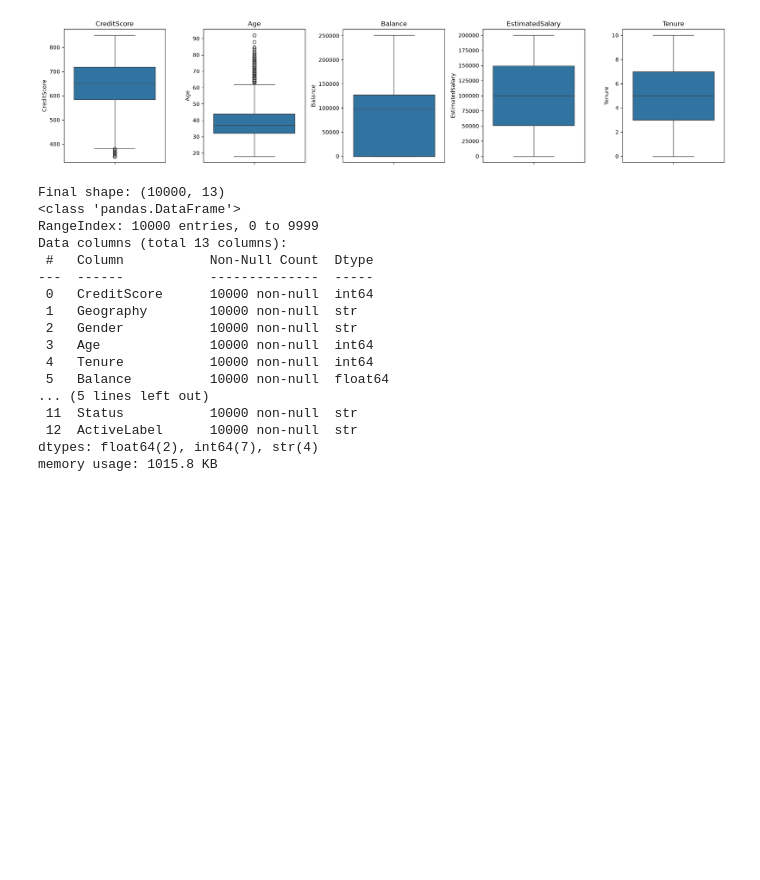
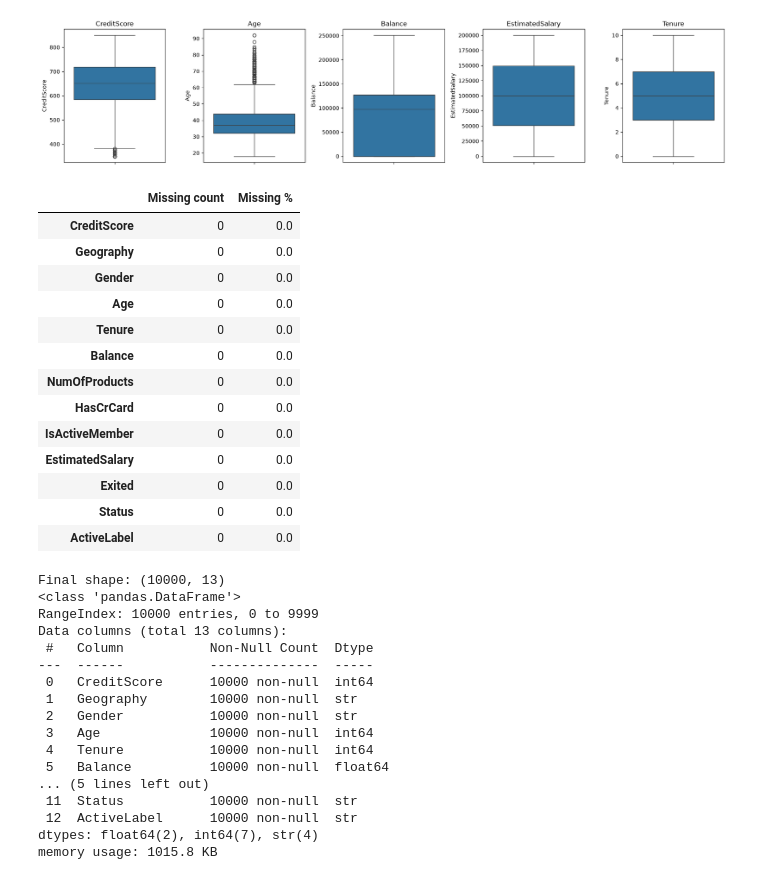
Before and after one commit to Alishba-code-cmyk/Banking-customer-churn-analysis-, a Jupyter notebook: notebooks/Banking_Customer_Churn_Analysis.ipynb, the cells around one changed output. Cells and saved outputs as stored; diff of their text form; code cells hidden in the pictures; blank space fills up the shorter version.

```diff
--- a/notebooks/Banking_Customer_Churn_Analysis.ipynb
+++ b/notebooks/Banking_Customer_Churn_Analysis.ipynb
@@ -210,0 +167,2 @@ Dataset shape: (10000, 14)
+# %%
+df = df.drop(columns=["RowNumber", "CustomerId", "Surname"])
@@ -210,0 +171,8 @@ Dataset shape: (10000, 14)
+# %%
+for col in ["Exited", "HasCrCard", "IsActiveMember"]:
+    df[col] = df[col].astype(int)
+
+# Readable label columns for charts (numeric flags are kept for calculations)
+df["Status"] = df["Exited"].map({0: "Retained", 1: "Churned"})
+df["ActiveLabel"] = df["IsActiveMember"].map({0: "Inactive", 1: "Active"})
+print(df.dtypes)
@@ -430,6 +418,25 @@ plt.show()
 | 3 | EstimatedSalary | -96577.1 | 296967.5 | 0 | 0.00 |
 | 4 | Tenure | -3.0 | 13.0 | 0 | 0.00 |
 [figure]
+# %%
+missing_summary = pd.DataFrame({"Missing count": df.isnull().sum(),
+                                "Missing %": (df.isnull().mean() * 100).round(2)})
+display(missing_summary)
+# %% [output]
+|  | Missing count | Missing % |
+| CreditScore | 0 | 0.0 |
+| Geography | 0 | 0.0 |
+| Gender | 0 | 0.0 |
+| Age | 0 | 0.0 |
+| Tenure | 0 | 0.0 |
+| Balance | 0 | 0.0 |
+| NumOfProducts | 0 | 0.0 |
+| HasCrCard | 0 | 0.0 |
+| IsActiveMember | 0 | 0.0 |
+| EstimatedSalary | 0 | 0.0 |
+| Exited | 0 | 0.0 |
+| Status | 0 | 0.0 |
+| ActiveLabel | 0 | 0.0 |
 # %%
 print("Final shape:", df.shape)
 df.info()
```
Also changed, not shown: parts of 23 cells of this notebook.
